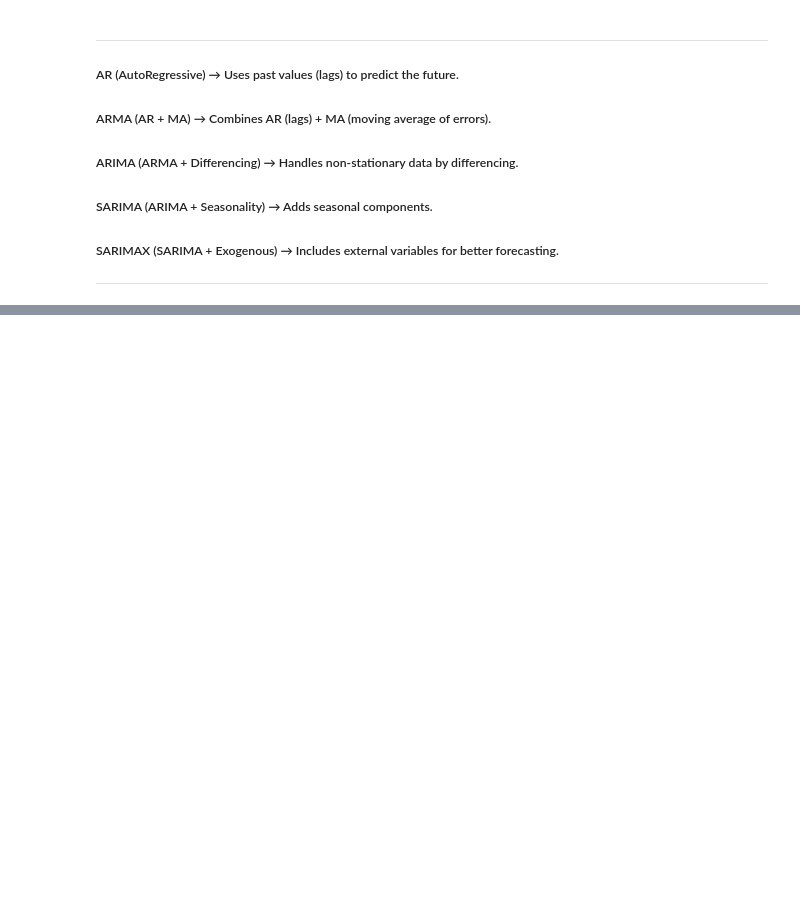
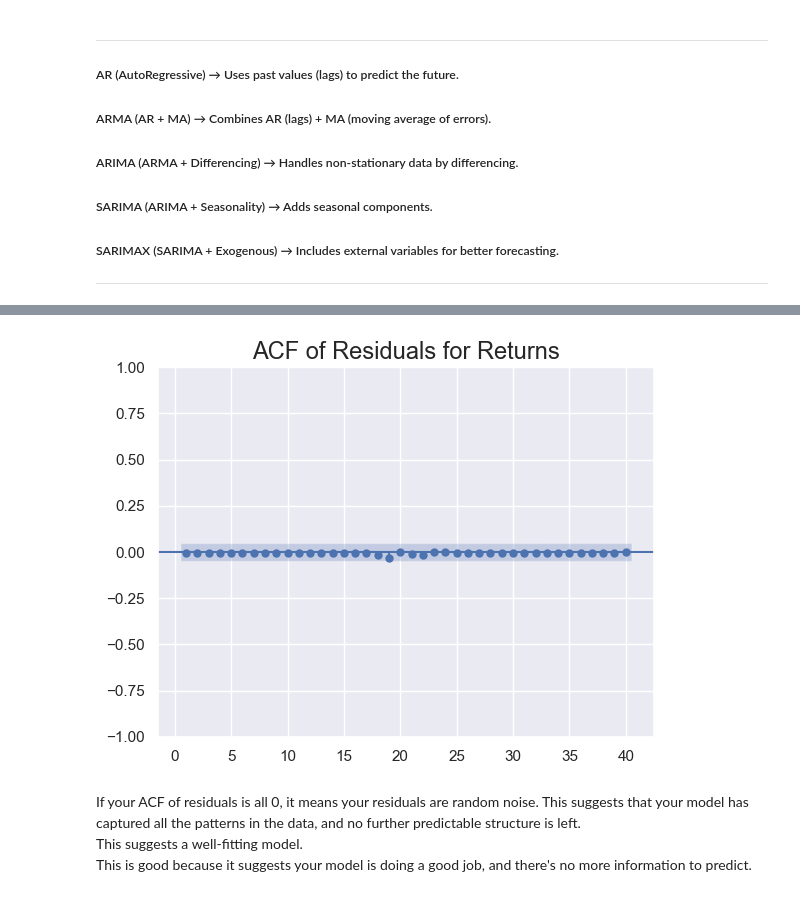
Before and after one commit to Mukhammadkodir27/Advanced_Python, a Jupyter notebook: Machine_Learning/Time-Series/00_Time-Series.ipynb, the cells around one changed output, grey strips where cells are left out. Saved outputs shown, nothing was run; the diff lists cells and outputs as text; code cells hidden in the pictures; blank space fills up the shorter version.

```diff
--- a/Machine_Learning/Time-Series/00_Time-Series.ipynb
+++ b/Machine_Learning/Time-Series/00_Time-Series.ipynb
@@ -1145,0 +1376,10 @@ Since we used an AR model on non-stationary data our predictions might still be
+# %%
+sgt.plot_acf(df.res_return_ma_8, zero = False, lags = 40)
+plt.title('ACF of Residuals for Returns', size = 17)
+plt.show()
+# %% [output]
+[figure, added]
+# %% [markdown]
+If your ACF of residuals is all 0, it means your residuals are random noise. This suggests that your model has captured all the patterns in the data, and no further predictable structure is left. \
+This suggests a well-fitting model. \
+This is good because it suggests your model is doing a good job, and there's no more information to predict.
```
Also changed, not shown: parts of 47 cells of this notebook.
